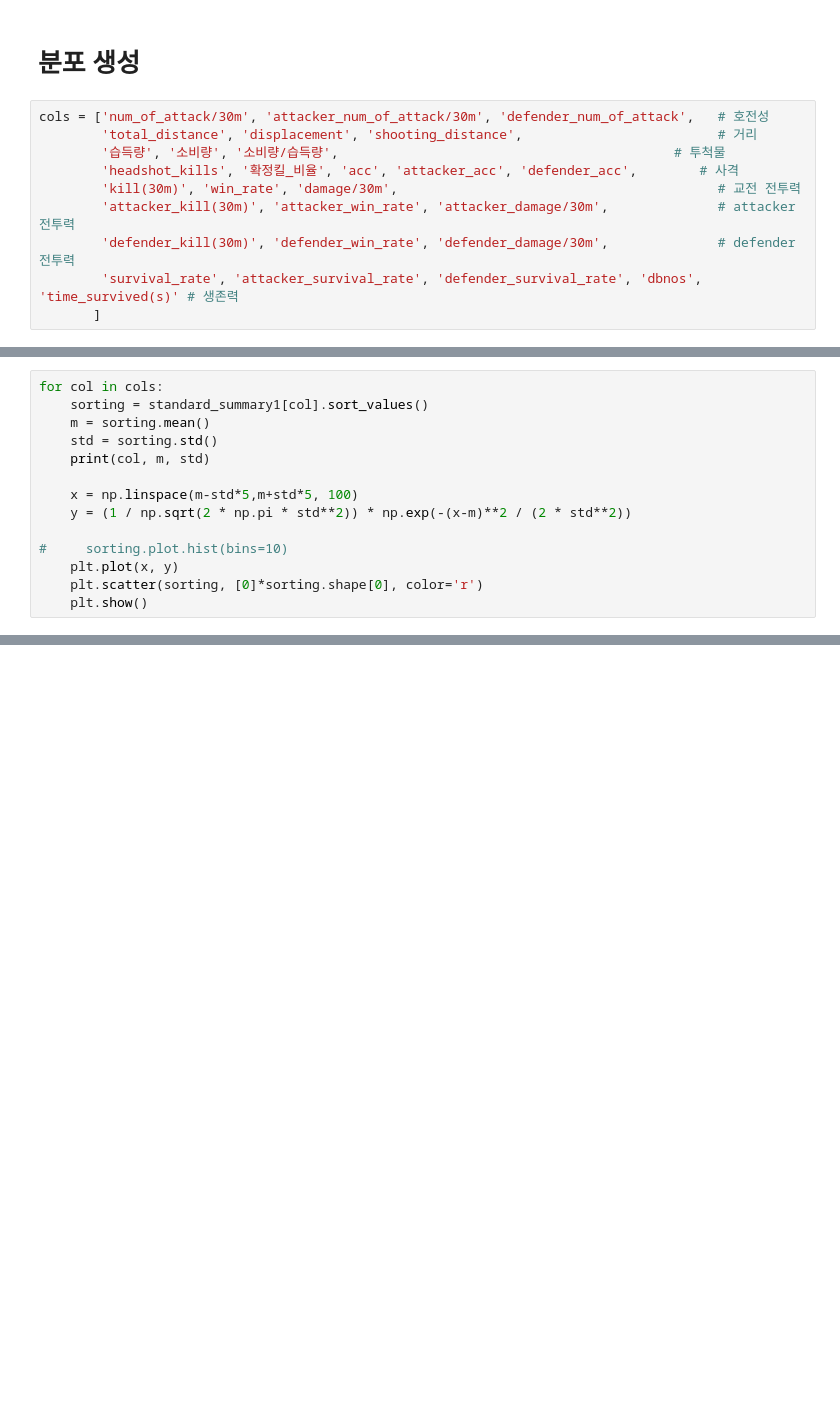
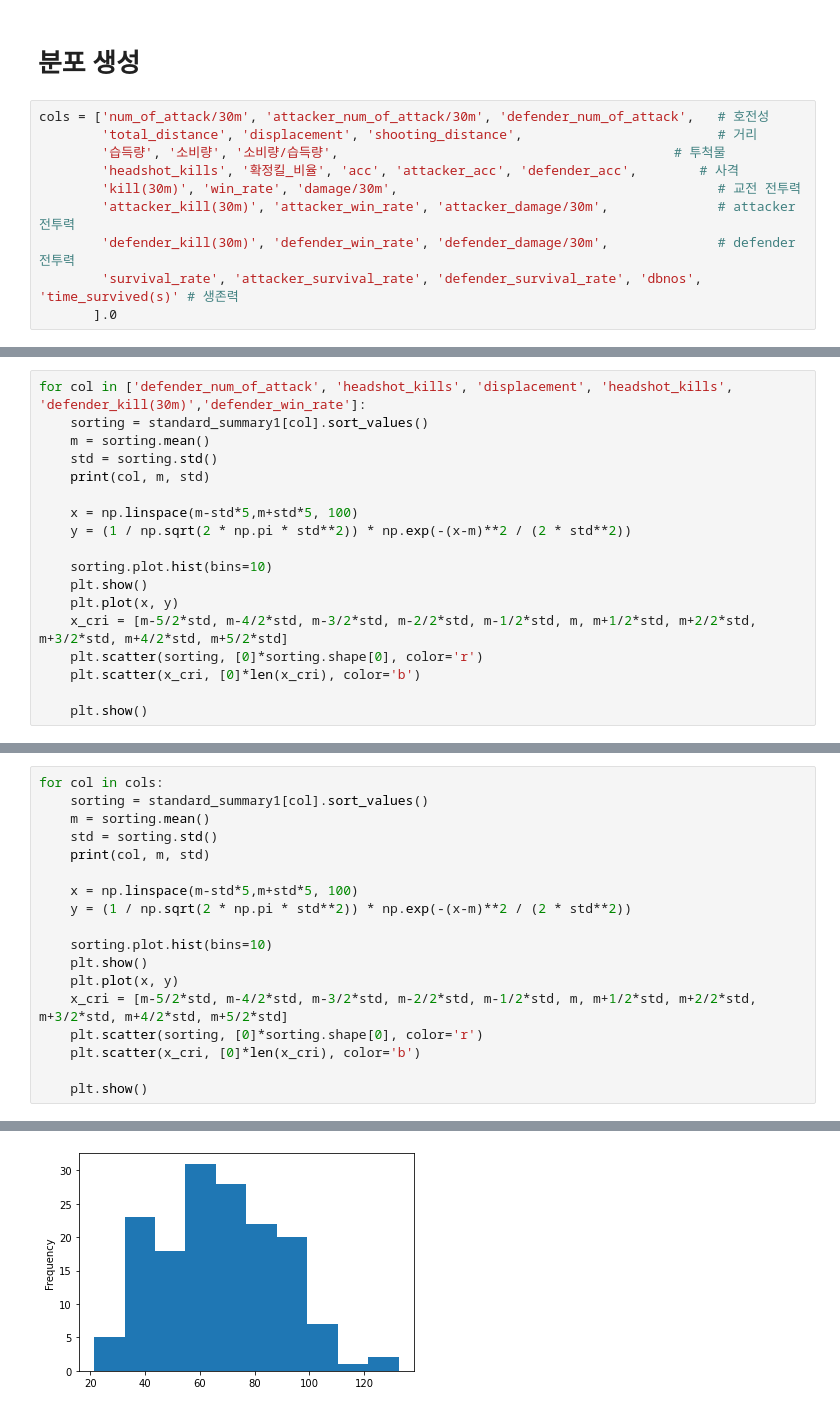
Before and after one commit to tonypark-cw/opgg, a Jupyter notebook: keunung_park2/기준대회_지표추출2.ipynb, the cells around one changed output, grey strips where cells are left out. Drawn from its saved outputs; the diff is of its cells as text; blank space fills up the shorter version.

```diff
--- a/keunung_park2/기준대회_지표추출2.ipynb
+++ b/keunung_park2/기준대회_지표추출2.ipynb
@@ -824,4 +1292,4 @@ cols = ['num_of_attack/30m', 'attacker_num_of_attack/30m', 'defender_num_of_atta
         'attacker_kill(30m)', 'attacker_win_rate', 'attacker_damage/30m',              # attacker 전투력
         'defender_kill(30m)', 'defender_win_rate', 'defender_damage/30m',              # defender 전투력
         'survival_rate', 'attacker_survival_rate', 'defender_survival_rate', 'dbnos', 'time_survived(s)' # 생존력
-       ]
+       ].0
@@ -827,0 +1300,18 @@ cols = ['num_of_attack/30m', 'attacker_num_of_attack/30m', 'defender_num_of_atta
+# %%
+for col in ['defender_num_of_attack', 'headshot_kills', 'displacement', 'headshot_kills', 'defender_kill(30m)','defender_win_rate']:
+    sorting = standard_summary1[col].sort_values()
+    m = sorting.mean()
+    std = sorting.std()
+    print(col, m, std)
+
+    x = np.linspace(m-std*5,m+std*5, 100)
+    y = (1 / np.sqrt(2 * np.pi * std**2)) * np.exp(-(x-m)**2 / (2 * std**2))
+
+    sorting.plot.hist(bins=10)
+    plt.show()
+    plt.plot(x, y)
+    x_cri = [m-5/2*std, m-4/2*std, m-3/2*std, m-2/2*std, m-1/2*std, m, m+1/2*std, m+2/2*std, m+3/2*std, m+4/2*std, m+5/2*std]
+    plt.scatter(sorting, [0]*sorting.shape[0], color='r')
+    plt.scatter(x_cri, [0]*len(x_cri), color='b')
+
+    plt.show()
@@ -835,7 +1339,12 @@ for col in cols:
     x = np.linspace(m-std*5,m+std*5, 100)
     y = (1 / np.sqrt(2 * np.pi * std**2)) * np.exp(-(x-m)**2 / (2 * std**2))
 
-#     sorting.plot.hist(bins=10)
+    sorting.plot.hist(bins=10)
+    plt.show()
     plt.plot(x, y)
+    x_cri = [m-5/2*std, m-4/2*std, m-3/2*std, m-2/2*std, m-1/2*std, m, m+1/2*std, m+2/2*std, m+3/2*std, m+4/2*std, m+5/2*std]
     plt.scatter(sorting, [0]*sorting.shape[0], color='r')
+    plt.scatter(x_cri, [0]*len(x_cri), color='b')
+
     plt.show()
+# %% [output]
@@ -841,0 +1352 @@ for col in cols:
+[figure, added]
```
Also changed, not shown: parts of 51 cells of this notebook.
